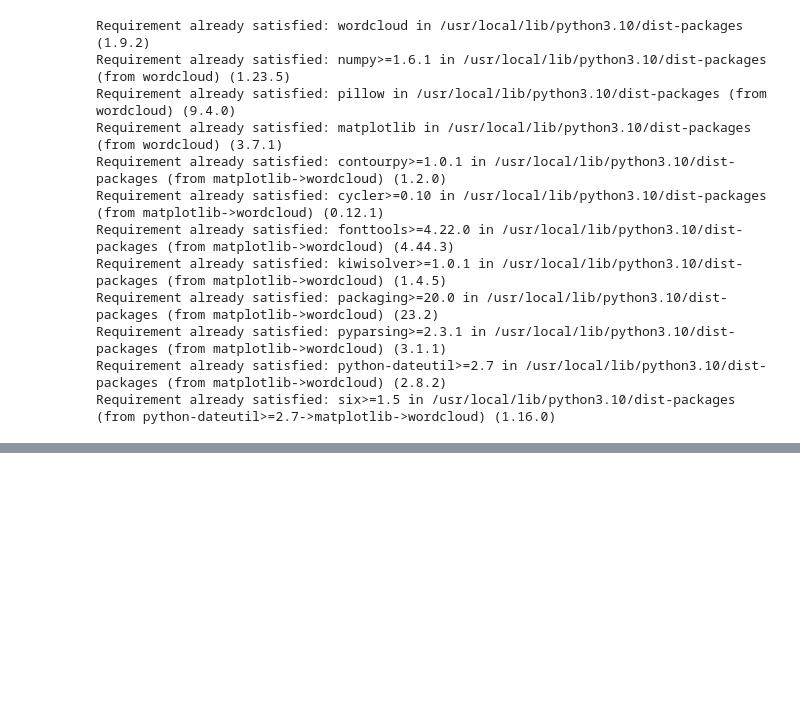
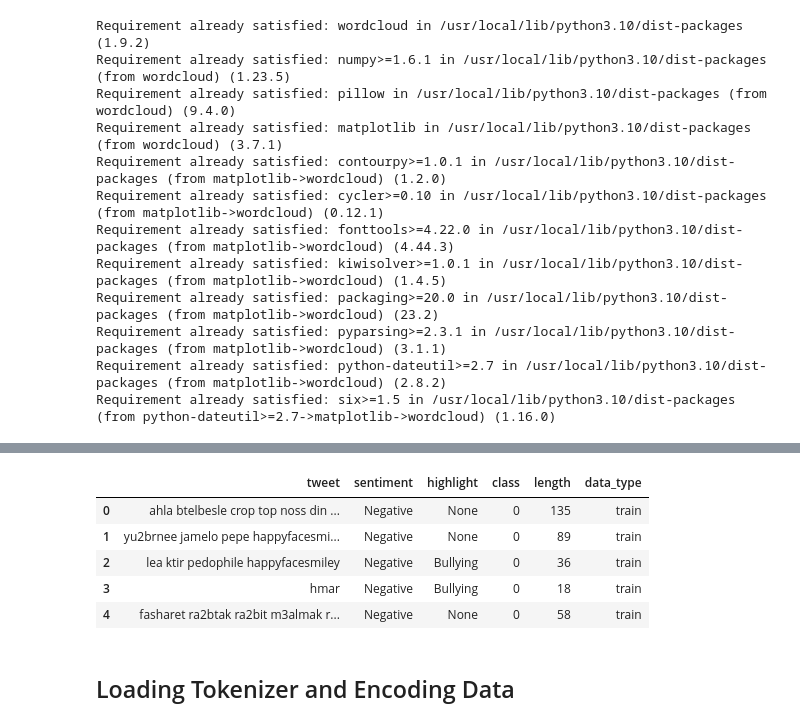
Before and after one commit to manelbenabid/Lebanese-Arabizi-Tweet-Sentiment-Analysis, a Jupyter notebook: Sentiment_Analysis_BERT.ipynb, the cells around one changed output, grey strips where cells are left out. Drawn from its saved outputs; the diff is of its cells as text; code cells hidden in the pictures; blank space fills up the shorter version.

```diff
--- a/Sentiment_Analysis_BERT.ipynb
+++ b/Sentiment_Analysis_BERT.ipynb
@@ -438,0 +453,24 @@ plt.imshow(WordCloud().generate(neg_sentences_as_one_string))
+# %%
+# split the data into 80-20 train-test
+from sklearn.model_selection import train_test_split
+X_train, X_test, y_train, y_test = train_test_split(df.index.values,
+                                                  df['class'].values,
+                                                  test_size=.2,
+                                                  random_state = 1,
+                                                  stratify=df['class'].values)
+# %%
+df['data_type'] = ['not_set']*df.shape[0]
+# %%
+df.loc[X_train,'data_type'] = 'train'
+df.loc[X_test,'data_type'] = 'test'
+# %%
+df.head()
+# %% [output]
+|  | tweet | sentiment | highlight | class | length | data_type |
+| 0 | ahla btelbesle crop top noss din ... | Negative | None | 0 | 135 | train |
+| 1 | yu2brnee jamelo pepe happyfacesmi... | Negative | None | 0 | 89 | train |
+| 2 | lea ktir pedophile happyfacesmiley | Negative | Bullying | 0 | 36 | train |
+| 3 | hmar | Negative | Bullying | 0 | 18 | train |
+| 4 | fasharet ra2btak ra2bit m3almak r... | Negative | None | 0 | 58 | train |
+# %% [markdown]
+## Loading Tokenizer and Encoding Data
```
Also changed, not shown: parts of 40 cells of this notebook.
